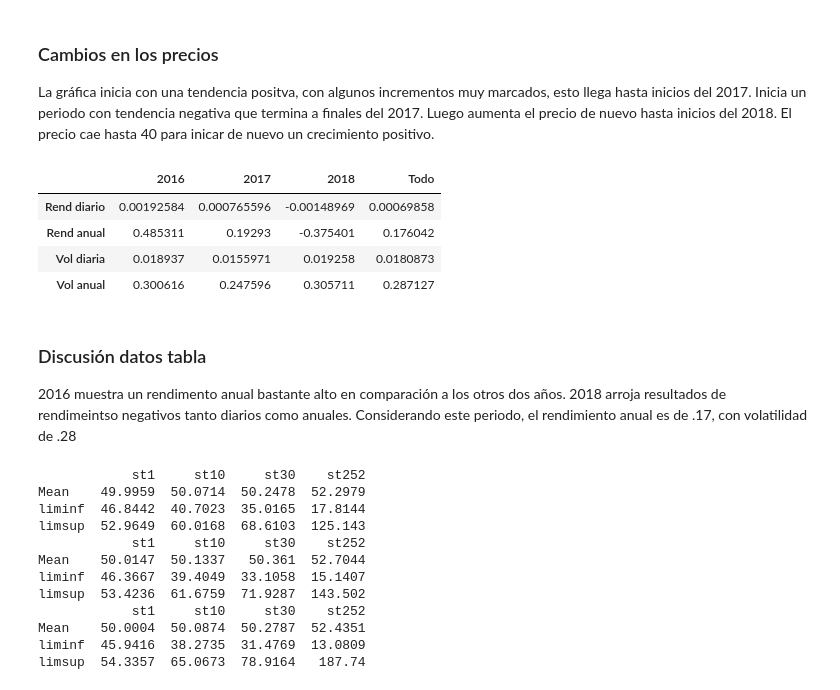
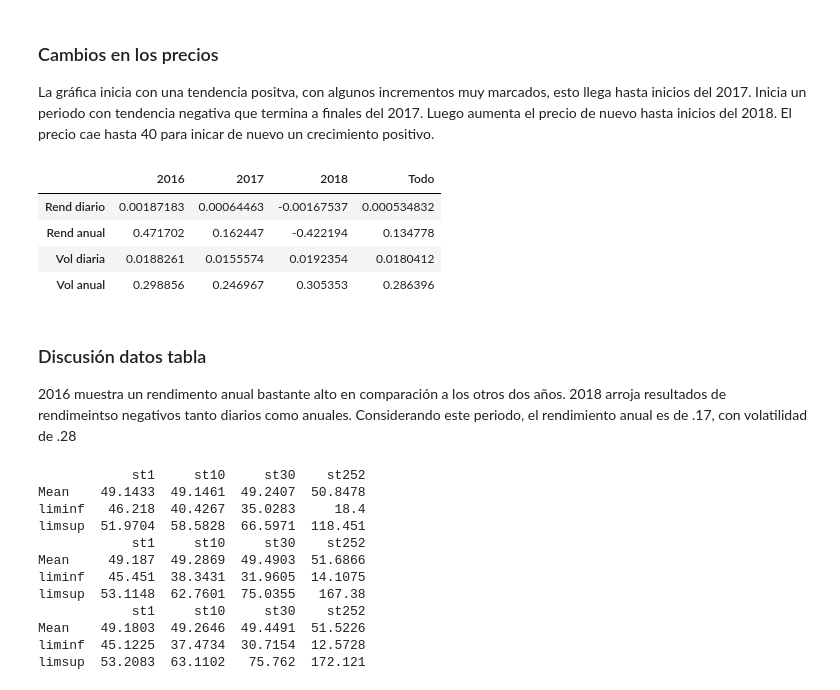
Before and after one commit to ramirezdiana/Analisis-de-riesgo-2019, a Jupyter notebook: GMEXICOB.MX.ipynb, the cells around one changed output. Cells and saved outputs as stored; diff of their text form; code cells hidden in the pictures.

```diff
--- a/GMEXICOB.MX.ipynb
+++ b/GMEXICOB.MX.ipynb
@@ -26,5 +27,5 @@ def get_closes(tickers, start_date=None, end_date=None, freq=None):
     return closes
 # %%
 ticker=['GMEXICOB.MX']
-start,end='2014-01-01','2019-02-23'
+start,end='2016-01-01','2019-02-23'
 closes=get_closes(ticker,start,end,freq='d')
@@ -32,0 +37,4 @@ ret=closes.pct_change().dropna()
+# %%
+ret=np.log(closes/closes.shift()).dropna()
+#prueba normalidad
+stats.jarque_bera(ret)
@@ -40,6 +50,4 @@ plt.show()
 # %%
-a2014=ret.iloc[0:250,]
-a2015=ret.iloc[250:501,]
-a2016=ret.iloc[501:753,]
-a2017=ret.iloc[753:1004,]
-a2018=ret.iloc[1004:1255,]
+a2016=ret.iloc[0:251,]
+a2017=ret.iloc[251:502,]
+a2018=ret.iloc[502:753,]
@@ -80,36 +57,34 @@ p1618.plot(figsize=(8,6))
 
 <div class=text-justify> La gráfica inicia con una tendencia positva, con algunos incrementos muy marcados, esto llega hasta inicios del 2017. Inicia un periodo con tendencia negativa que termina a finales del 2017. Luego aumenta el precio de nuevo hasta inicios del 2018. El precio cae hasta 40 para inicar de nuevo un crecimiento positivo. </div>
 # %%
-ret16=p1618.pct_change().dropna()
 ret_sum=pd.DataFrame(index=['Rend diario','Rend anual','Vol diaria','Vol anual'],columns=['2016','2017','2018','Todo'])
-list=[a2016,a2017,a2018,ret16]
+list=[a2016,a2017,a2018,ret]
 for x in range (0,4):
     ret_sum.loc['Rend diario'][ret_sum.columns[x]]=list[x]['GMEXICOB.MX'].mean()
     ret_sum.loc['Rend anual'][ret_sum.columns[x]]=list[x]['GMEXICOB.MX'].mean()*252
     ret_sum.loc['Vol diaria'][ret_sum.columns[x]]=list[x]['GMEXICOB.MX'].std()
     ret_sum.loc['Vol anual'][ret_sum.columns[x]]=list[x]['GMEXICOB.MX'].std()*np.sqrt(252)
 ret_sum
 # %% [output]
 |  | 2016 | 2017 | 2018 | Todo |
-| Rend diario | 0.00192584 | 0.000765596 | -0.00148969 | 0.00069858 |
-| Rend anual | 0.485311 | 0.19293 | -0.375401 | 0.176042 |
-| Vol diaria | 0.018937 | 0.0155971 | 0.019258 | 0.0180873 |
-| Vol anual | 0.300616 | 0.247596 | 0.305711 | 0.287127 |
+| Rend diario | 0.00187183 | 0.00064463 | -0.00167537 | 0.000534832 |
+| Rend anual | 0.471702 | 0.162447 | -0.422194 | 0.134778 |
+| Vol diaria | 0.0188261 | 0.0155574 | 0.0192354 | 0.0180412 |
+| Vol anual | 0.298856 | 0.246967 | 0.305353 | 0.286396 |
 # %% [markdown]
 ### Discusión datos tabla
 
 
 <div class=text-justify> 2016 muestra un rendimento anual bastante alto en comparación a los otros dos años. 2018 arroja resultados de rendimeintso negativos tanto diarios como anuales. Considerando este periodo, el rendimiento anual es de .17, con volatilidad de .28  </div>
 # %%
-ret18=ret.iloc[1004:1293,]
 ret_sum=pd.DataFrame(index=['Mean','Volatility'],columns=ticker)
-ret_sum.loc['Mean']=ret18.mean()
-ret_sum.loc['Volatility']=ret18.std()
+ret_sum.loc['Mean']=a2018.mean()
+ret_sum.loc['Volatility']=a2018.std()
 n=1000
 for x in range (0,3):
     mu= ret_sum['GMEXICOB.MX']['Mean']
     sigma= ret_sum['GMEXICOB.MX']['Volatility']
-    s0=49.99
+    s0=49.17
     listaepsilon = [np.random.randn() for _ in range(n)]
     epsilons = np.asarray(listaepsilon)
     epsilon = pd.DataFrame(columns = ['Epsilon', 'st1','st10','st30','st252'])
@@ -127,14 +102,14 @@ for x in range (0,3):
     n=n*10
 # %% [output]
             st1     st10     st30    st252
-Mean    49.9959  50.0714  50.2478  52.2979
-liminf  46.8442  40.7023  35.0165  17.8144
-limsup  52.9649  60.0168  68.6103  125.143
+Mean    49.1433  49.1461  49.2407  50.8478
+liminf   46.218  40.4267  35.0283     18.4
+limsup  51.9704  58.5828  66.5971  118.451
             st1     st10     st30    st252
-Mean    50.0147  50.1337   50.361  52.7044
-liminf  46.3667  39.4049  33.1058  15.1407
-limsup  53.4236  61.6759  71.9287  143.502
+Mean     49.187  49.2869  49.4903  51.6866
+liminf   45.451  38.3431  31.9605  14.1075
+limsup  53.1148  62.7601  75.0355   167.38
             st1     st10     st30    st252
-Mean    50.0004  50.0874  50.2787  52.4351
-liminf  45.9416  38.2735  31.4769  13.0809
-limsup  54.3357  65.0673  78.9164   187.74
+Mean    49.1803  49.2646  49.4491  51.5226
+liminf  45.1225  37.4734  30.7154  12.5728
+limsup  53.2083  63.1102   75.762  172.121
```
Also changed, not shown: parts of 8 cells of this notebook, 7 other files.
